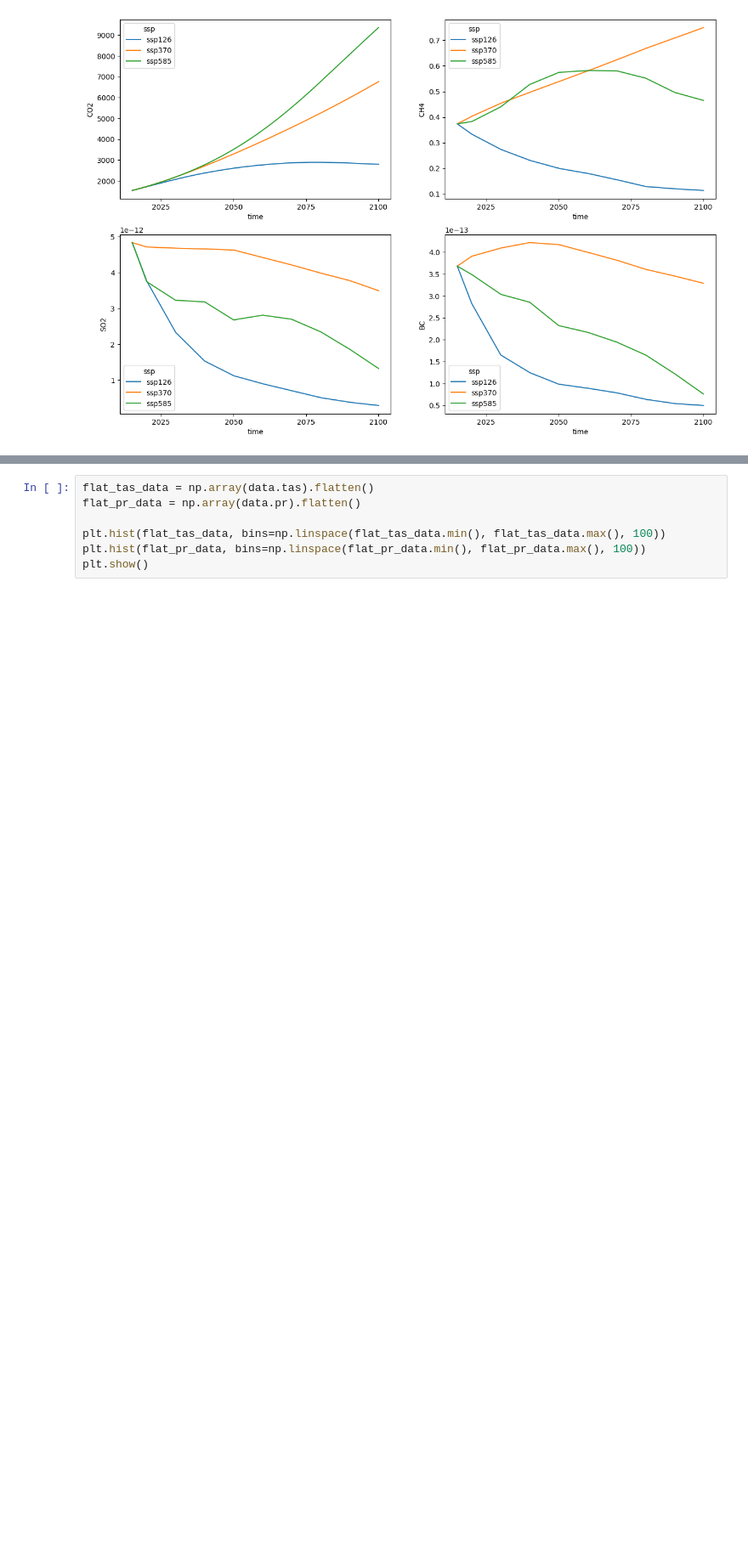
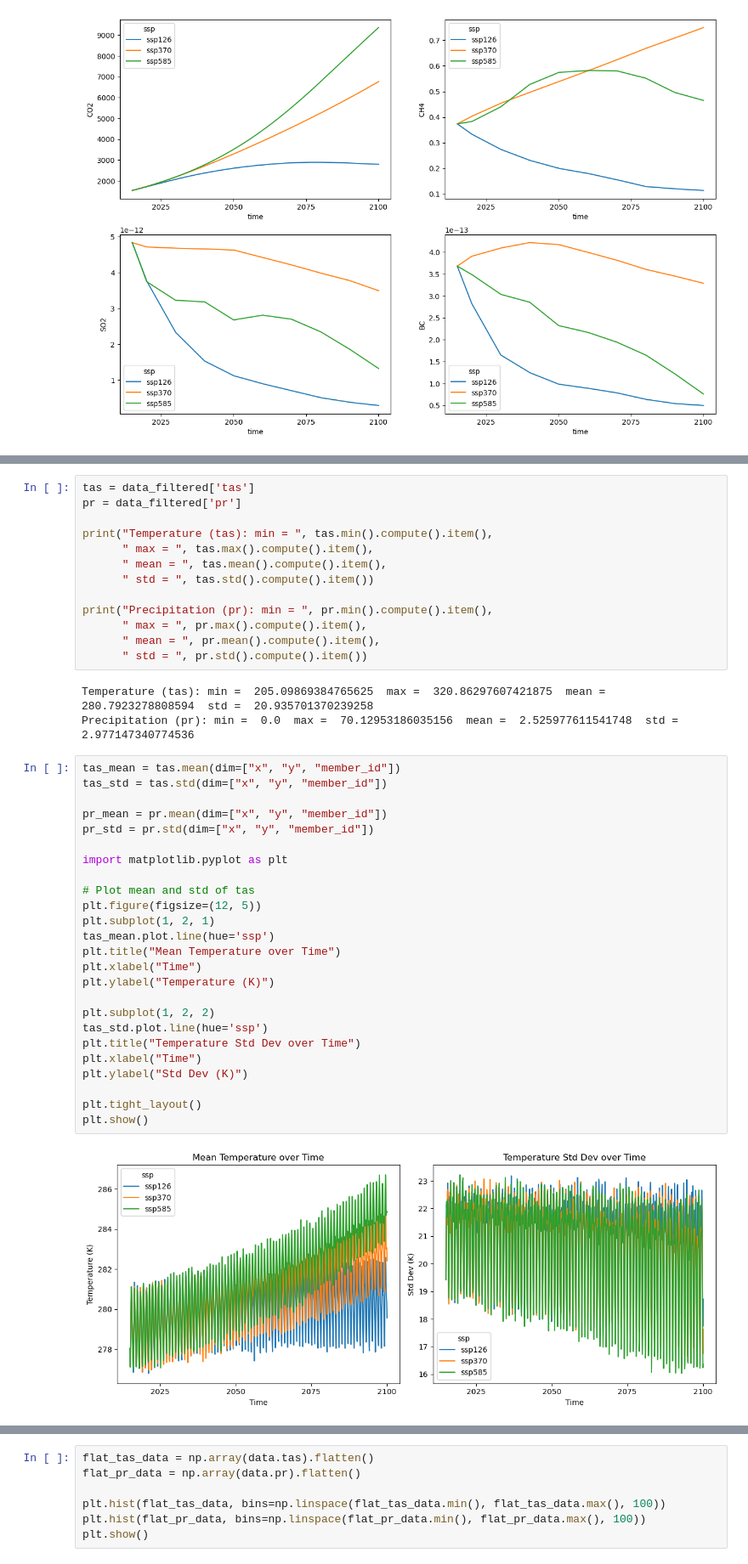
Before and after one commit to vdubey0/cse151b-climate, a Jupyter notebook: data-exploration-basic.ipynb, the cells around one changed output, grey strips where cells are left out. Shown at 85% size. Drawn from its saved outputs; the diff is of its cells as text; blank space fills up the shorter version.

```diff
--- a/data-exploration-basic.ipynb
+++ b/data-exploration-basic.ipynb
@@ -66,0 +154,43 @@ _ = global_mean_data.BC.plot(ax=axes[3], hue="ssp")
+# %%
+tas = data_filtered['tas']
+pr = data_filtered['pr']
+
+print("Temperature (tas): min = ", tas.min().compute().item(),
+      " max = ", tas.max().compute().item(),
+      " mean = ", tas.mean().compute().item(),
+      " std = ", tas.std().compute().item())
+
+print("Precipitation (pr): min = ", pr.min().compute().item(),
+      " max = ", pr.max().compute().item(),
+      " mean = ", pr.mean().compute().item(),
+      " std = ", pr.std().compute().item())
+# %% [output]
+Temperature (tas): min =  205.09869384765625  max =  320.86297607421875  mean =  280.7923278808594  std =  20.935701370239258
+Precipitation (pr): min =  0.0  max =  70.12953186035156  mean =  2.525977611541748  std =  2.977147340774536
+# %%
+tas_mean = tas.mean(dim=["x", "y", "member_id"])
+tas_std = tas.std(dim=["x", "y", "member_id"])
+
+pr_mean = pr.mean(dim=["x", "y", "member_id"])
+pr_std = pr.std(dim=["x", "y", "member_id"])
+
+import matplotlib.pyplot as plt
+
+# Plot mean and std of tas
+plt.figure(figsize=(12, 5))
+plt.subplot(1, 2, 1)
+tas_mean.plot.line(hue='ssp')
+plt.title("Mean Temperature over Time")
+plt.xlabel("Time")
+plt.ylabel("Temperature (K)")
+
+plt.subplot(1, 2, 2)
+tas_std.plot.line(hue='ssp')
+plt.title("Temperature Std Dev over Time")
+plt.xlabel("Time")
+plt.ylabel("Std Dev (K)")
+
+plt.tight_layout()
+plt.show()
+# %% [output]
+[figure, added]
```
Also changed, not shown: parts of 11 cells of this notebook, 1 other file.
